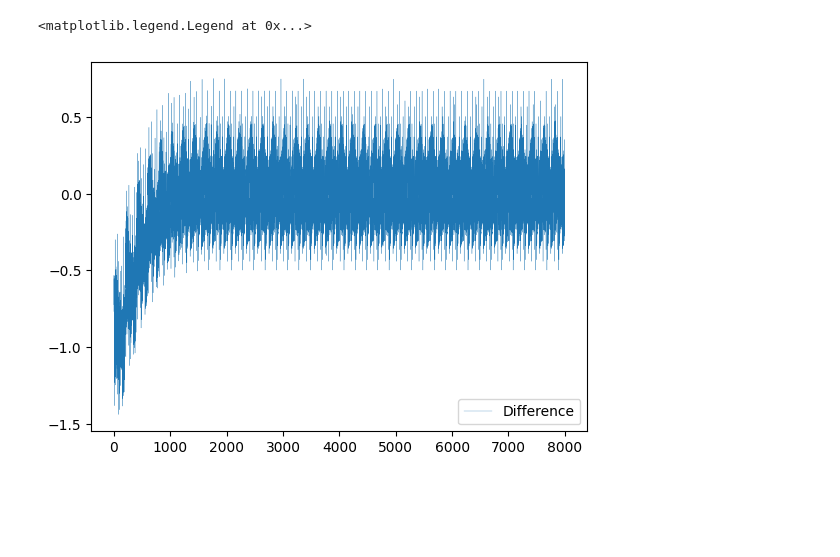
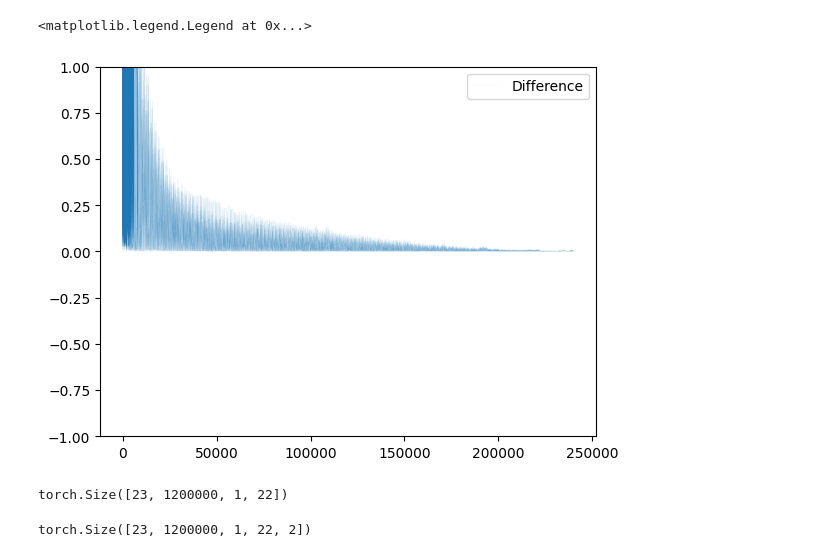
Before and after one commit to brseong/delayed-temporal, a Jupyter notebook: l1_distance.ipynb, the cells around one changed output. Drawn from its saved outputs; the diff is of its cells as text; code cells hidden in the pictures; blank space fills up the shorter version.

```diff
--- a/l1_distance.ipynb
+++ b/l1_distance.ipynb
@@ -17,3 +22,11 @@ from utils.datasets import generate_lp_dataset, encode_temporal
+# %%
+cfg = dict(
+    NUM_SAMPLES = 10000,  # 총 10000 개의 샘플 생성
+    VECTOR_DIM = 1,      # 각 벡터는 1차원
+    MAX_VAL = 10.0,
+    TIME_STEPS = 23,     # SNN을 23 타임스텝 동안 실행
+    BATCH_SIZE = 64,
+)
 # %%
 device = torch.device("cuda" if torch.cuda.is_available() else "cpu")
 
@@ -136,2 +170,21 @@ class SDCLinear(torch.nn.Module):
 
         return output
+# %%
+T = 50
+in_spikes = (torch.rand(size=[T]) >= 0.95).float()
+lp_syn = SynapseFilter(tau=1+1)
+plt.subplot(2, 1, 1)
+plt.bar(torch.arange(0, T).tolist(), in_spikes, label='in spike')
+plt.xlabel('t')
+plt.ylabel('spike')
+plt.legend()
+
+out_i = []
+for i in range(T):
+    out_i.append(lp_syn(in_spikes[i]))
+plt.subplot(2, 1, 2)
+plt.plot(out_i, label='out i')
+plt.xlabel('t')
+plt.ylabel('i')
+plt.legend()
+plt.show()
@@ -195,11 +279,11 @@ class CCN(torch.nn.Module):
         return x
 # %%
-NUM_SAMPLES = 1000  # 총 1000 개의 샘플 생성
-VECTOR_DIM = 3      # 각 벡터는 3차원
-MAX_VAL = 10.0
-TIME_STEPS = 20     # SNN을 20 타임스텝 동안 실행
-BATCH_SIZE = 32
+NUM_SAMPLES = cfg["NUM_SAMPLES"]  # 총 1000 개의 샘플 생성
+VECTOR_DIM = cfg["VECTOR_DIM"]      # 각 벡터는 3차원
+MAX_VAL = cfg["MAX_VAL"]
+TIME_STEPS = cfg["TIME_STEPS"]     # SNN을 16 타임스텝 동안 실행
+BATCH_SIZE = cfg["BATCH_SIZE"]
 
-model = CCN(vector_dim = VECTOR_DIM, cc_acc=10, feature_dims=[1]).to(device)
+model = CCN(vector_dim = VECTOR_DIM, cc_acc=TIME_STEPS-1, feature_dims=[]).to(device)
 model
 # %% [output]
@@ -285,6 +404,7 @@ for epoch in pbar:
 # %%
-plt.plot(diff_hist, linewidth=0.2, label="Difference")
+plt.plot(err_hist, linewidth=0.02, label="Difference")
+plt.ylim(-1, 1)
 plt.legend()
 # %% [output]
 <matplotlib.legend.Legend at 0x...>
-[figure, old version]
+[figure, new version]
@@ -290,0 +413,4 @@ plt.legend()
+# %%
+a.shape
+# %% [output]
+torch.Size([23, 1200000, 1, 22])
@@ -290,0 +419,4 @@ plt.legend()
+# %%
+b.shape
+# %% [output]
+torch.Size([23, 1200000, 1, 22, 2])
```
Also changed, not shown: parts of 12 cells of this notebook, 3 other files.
